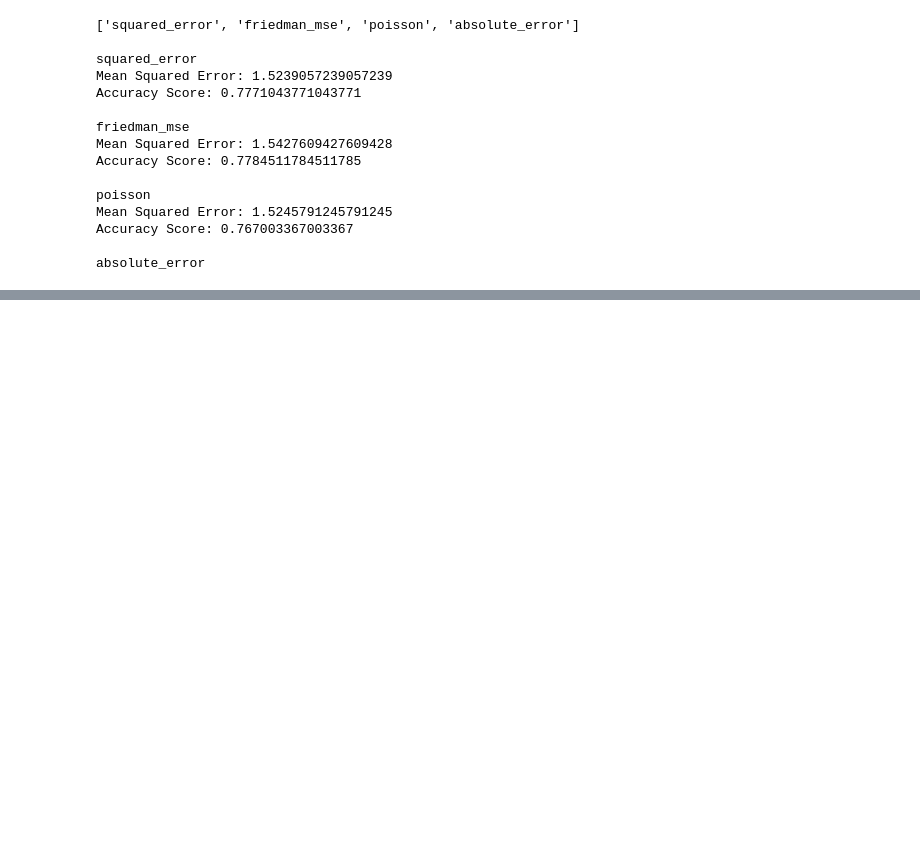
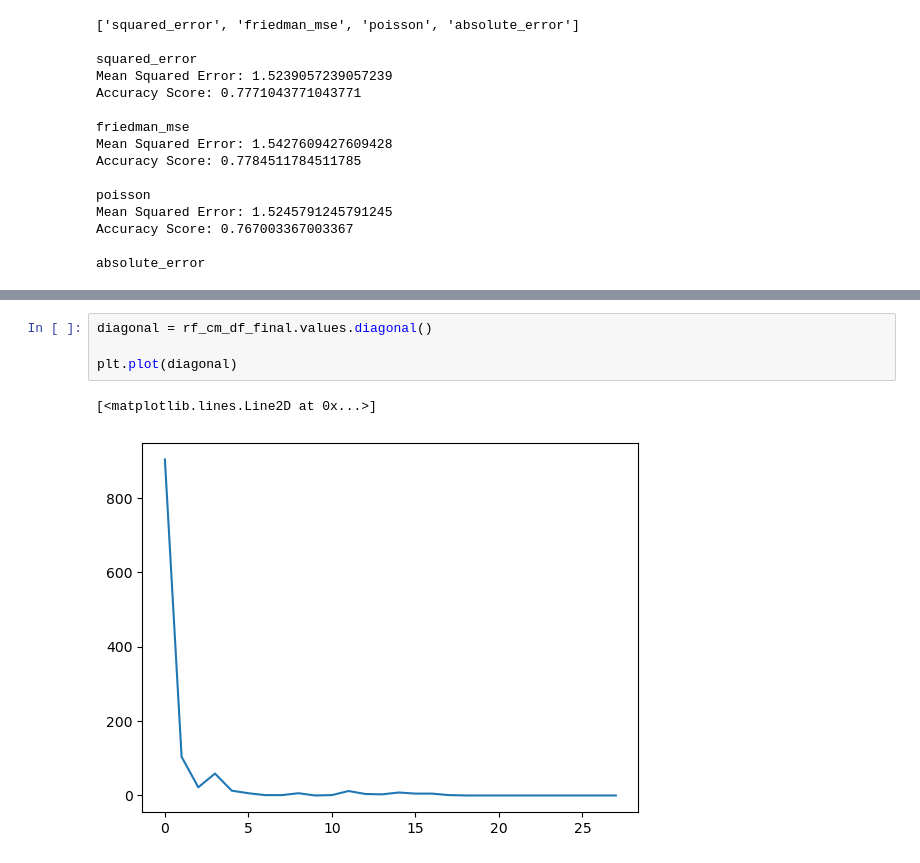
Before and after one commit to JuanTenopala/Project_4, a Jupyter notebook: Data/project_4.ipynb, the cells around one changed output, grey strips where cells are left out. Cells and saved outputs as stored; diff of their text form; blank space fills up the shorter version.

```diff
--- a/Data/project_4.ipynb
+++ b/Data/project_4.ipynb
@@ -696,0 +747,7 @@ absolute_error
+# %%
+diagonal = rf_cm_df_final.values.diagonal()
+
+plt.plot(diagonal)
+# %% [output]
+[<matplotlib.lines.Line2D at 0x...>]
+[figure, added]
```
Also changed, not shown: parts of 12 cells of this notebook, 4 other files.
